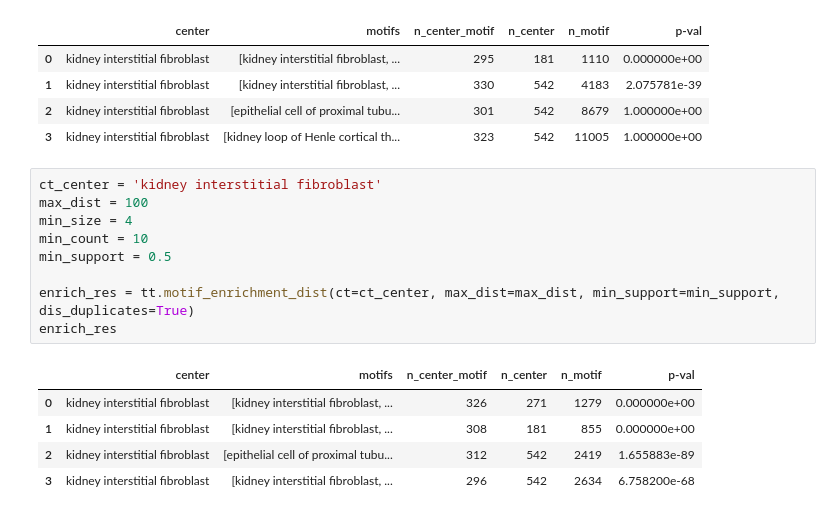
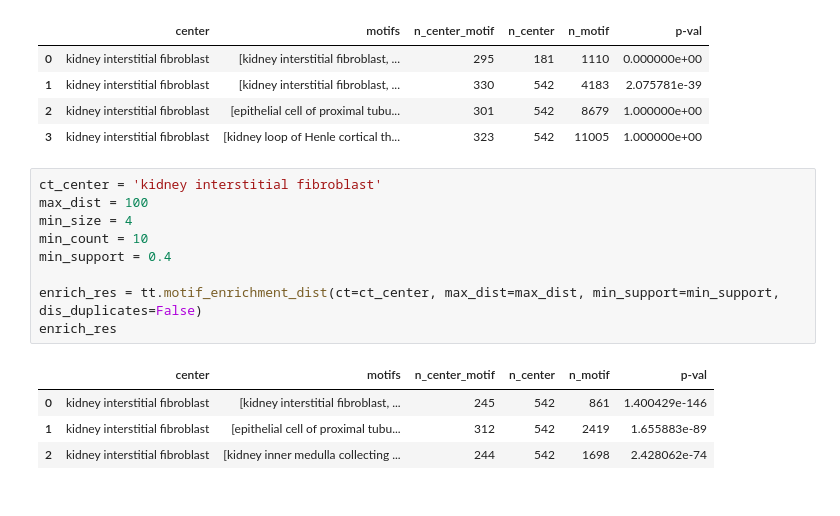
Before and after one commit to ShaokunAn/Spatial-Query, a Jupyter notebook: multi_spatial_query.ipynb, the cells around one changed output. Drawn from its saved outputs; the diff is of its cells as text.

```diff
--- a/multi_spatial_query.ipynb
+++ b/multi_spatial_query.ipynb
@@ -121,15 +127,14 @@ enrich_res
 # %%
 ct_center = 'kidney interstitial fibroblast'
 max_dist = 100
 min_size = 4
 min_count = 10
-min_support = 0.5
+min_support = 0.4
 
-enrich_res = tt.motif_enrichment_dist(ct=ct_center, max_dist=max_dist, min_support=min_support, dis_duplicates=True)
+enrich_res = tt.motif_enrichment_dist(ct=ct_center, max_dist=max_dist, min_support=min_support, dis_duplicates=False)
 enrich_res
 # %% [output]
 |  | center | motifs | n_center_motif | n_center | n_motif | p-val |
-| 0 | kidney interstitial fibroblast | [kidney interstitial fibroblast, ... | 326 | 271 | 1279 | 0.000000e+00 |
-| 1 | kidney interstitial fibroblast | [kidney interstitial fibroblast, ... | 308 | 181 | 855 | 0.000000e+00 |
-| 2 | kidney interstitial fibroblast | [epithelial cell of proximal tubu... | 312 | 542 | 2419 | 1.655883e-89 |
-| 3 | kidney interstitial fibroblast | [kidney interstitial fibroblast, ... | 296 | 542 | 2634 | 6.758200e-68 |
+| 0 | kidney interstitial fibroblast | [kidney interstitial fibroblast, ... | 245 | 542 | 861 | 1.400429e-146 |
+| 1 | kidney interstitial fibroblast | [epithelial cell of proximal tubu... | 312 | 542 | 2419 | 1.655883e-89 |
+| 2 | kidney interstitial fibroblast | [kidney inner medulla collecting ... | 244 | 542 | 1698 | 2.428062e-74 |
```
Also changed, not shown: parts of 7 cells of this notebook.
